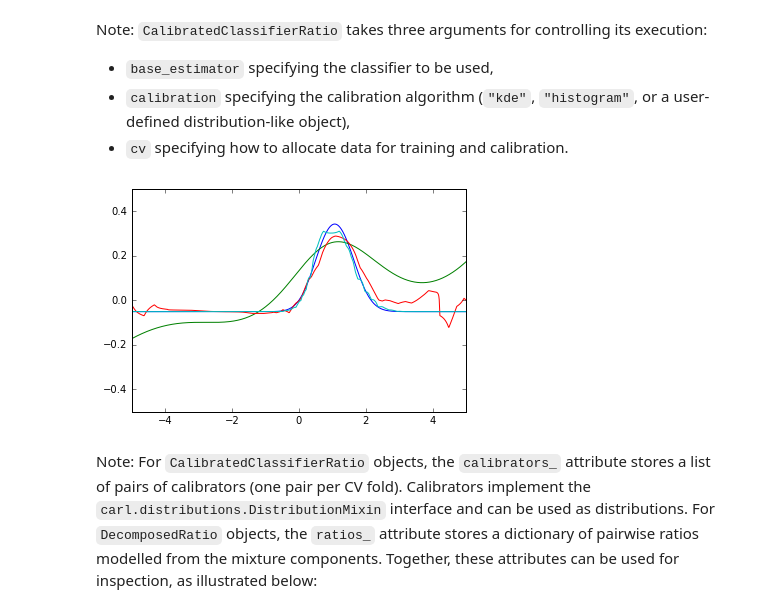
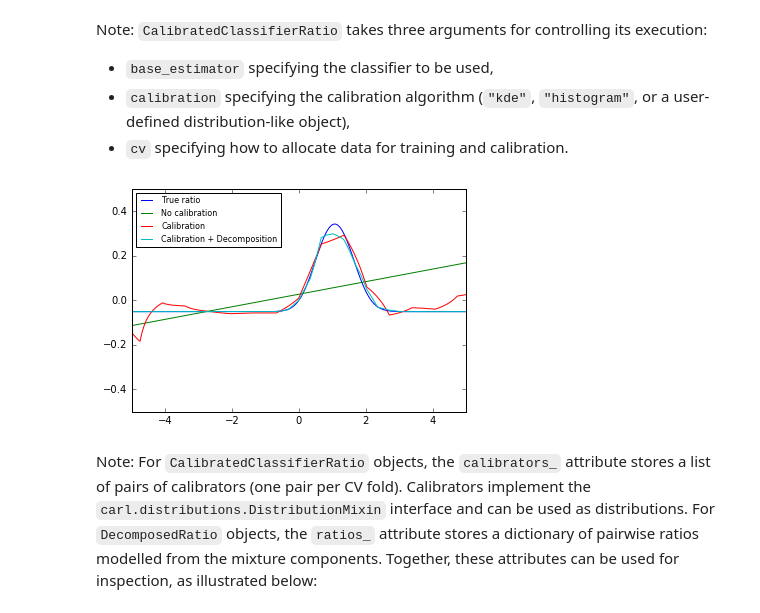
Before and after one commit to diana-hep/carl, a Jupyter notebook: examples/Approximating likelihood ratios with calibrated classifiers.ipynb, the cells around one changed output. Drawn from its saved outputs; the diff is of its cells as text; code cells hidden in the pictures.

```diff
--- a/examples/Approximating likelihood ratios with calibrated classifiers.ipynb
+++ b/examples/Approximating likelihood ratios with calibrated classifiers.ipynb
@@ -54,34 +54,18 @@ from carl.ratios import CalibratedClassifierRatio
 from carl.ratios.cc import as_classifier
 
 # Classifier
-# from sklearn.linear_model import ElasticNetCV
-# clf = ElasticNetCV()
+from sklearn.linear_model import ElasticNetCV
+clf = ElasticNetCV()
 
-from sklearn.neural_network import MLPRegressor
-clf = as_classifier(GridSearchCV(
-    MLPRegressor(random_state=2),
-    param_grid={
-        "activation": ["tanh"],
-        "hidden_layer_sizes": [(20, 20), (30, 30), (40, 40), (50, 50)],
-        "learning_rate": ["adaptive", "invscaling", "constant"]
-    },
-    scoring="mean_squared_error",
-    verbose=3),
-)
+# from sklearn.neural_network import MLPRegressor
+# clf = as_classifier(MLPRegressor(activation="tanh", hidden_layer_sizes=(30, 30), random_state=0))
 
 # from sklearn.ensemble import ExtraTreesRegressor
-# clf = as_classifier(GridSearchCV(
-#     ExtraTreesRegressor(random_state=1),
-#     param_grid={
-#         "n_estimators": [250],
-#         "max_leaf_nodes": list(range(2, 20))
-#     },
-#     scoring="mean_squared_error")
-# )
+# clf = as_classifier(ExtraTreesRegressor(n_estimators=250, max_leaf_nodes=15))
 
 # Calibration scheme
 from sklearn.model_selection import StratifiedShuffleSplit
-cv = StratifiedShuffleSplit(n_iter=3, test_size=0.8, random_state=0)  # one split, 25% for training, 75% for calibration
+cv = StratifiedShuffleSplit(n_iter=1, test_size=0.75, random_state=0)  # 25% for training, 75% for calibration
 
 # No calibration
 cc_none = CalibratedClassifierRatio(base_estimator=clf, cv=cv, calibration=None)
@@ -219,18 +95,18 @@ Note: `CalibratedClassifierRatio` takes three arguments for controlling its exec
 # %%
 plt.plot(reals, -p0.nnlf(reals.reshape(-1, 1))
                 +p1.nnlf(reals.reshape(-1, 1)), label="True ratio")
 
-plt.plot(reals, np.log(cc_none.predict(reals.reshape(-1, 1), log=True)), label="No calibration")
+plt.plot(reals, cc_none.predict(reals.reshape(-1, 1), log=True), label="No calibration")
 plt.plot(reals, cc_direct.predict(reals.reshape(-1, 1), log=True), label="Calibration")
 plt.plot(reals, cc_decomposed.predict(reals.reshape(-1, 1), log=True), label="Calibration + Decomposition")
 
 plt.xlim(-5, 5)
 plt.ylim(-0.5, 0.5)
-#plt.legend(loc="best", prop={'size': 8})
+plt.legend(loc="best", prop={'size': 8})
 plt.savefig("fig2-mlp.pdf")
 plt.show()
 # %% [output]
-[figure, old version]
+[figure, new version]
 # %% [markdown]
 Note: For `CalibratedClassifierRatio` objects, the `calibrators_` attribute stores a list of pairs of calibrators (one pair per CV fold). Calibrators implement the `carl.distributions.DistributionMixin` interface and can be used as distributions. For `DecomposedRatio` objects, the `ratios_` attribute stores a dictionary of pairwise ratios modelled from the mixture components. Together, these attributes can be used for inspection, as illustrated below:
 # %%
```
Also changed, not shown: parts of 3 cells of this notebook, 3 other files.
